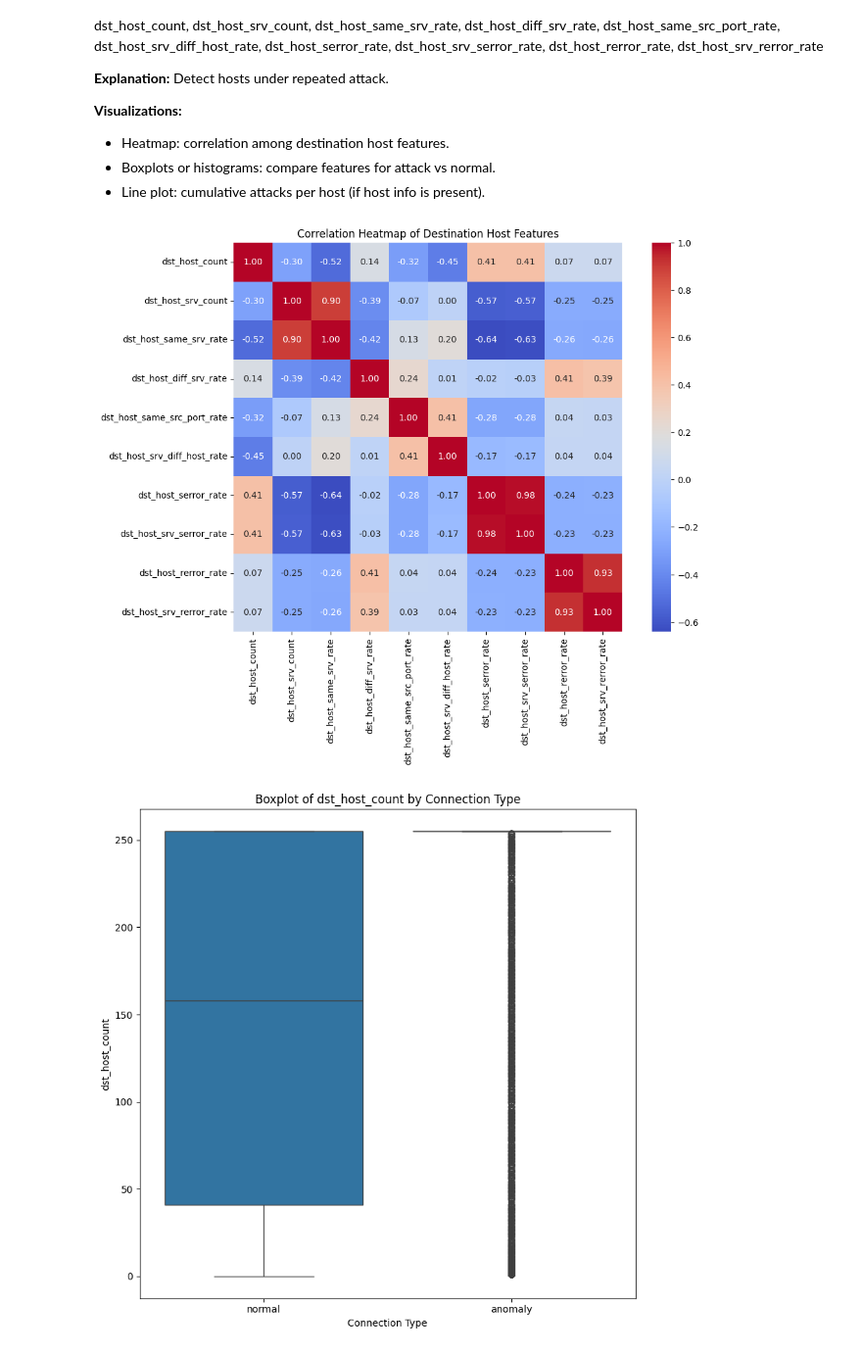
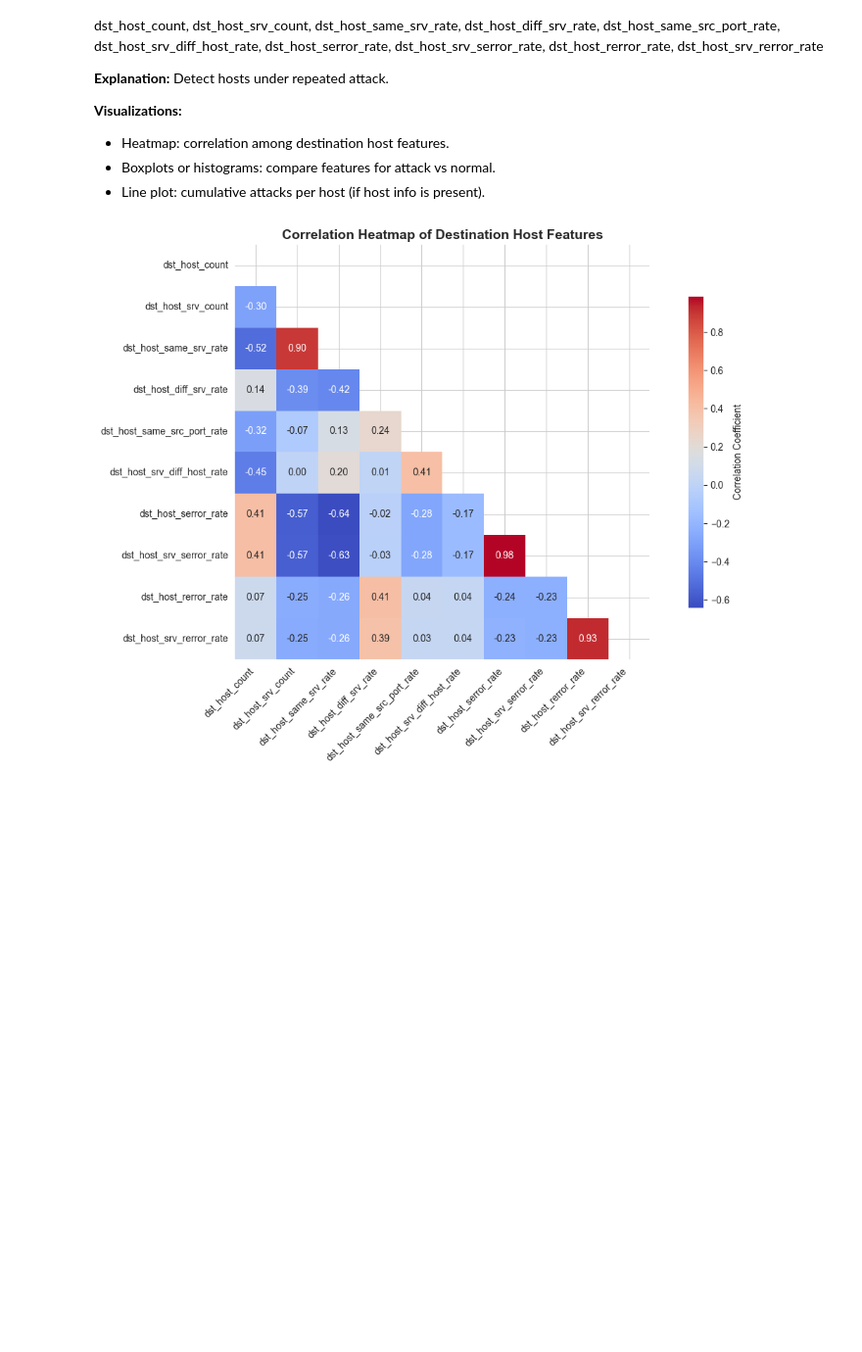
Before and after one commit to tanzilachand/Cybersecurity-Threat-Analysis, a Jupyter notebook: jupyter_notebooks/trend_analysis_Visulisation.ipynb, the cells around one changed output. Shown at 98% size. Cells and saved outputs as stored; diff of their text form; code cells hidden in the pictures; blank space fills up the shorter version.

Commit message:
Destination Host Features, heat map improved

```diff
--- a/jupyter_notebooks/trend_analysis_Visulisation.ipynb
+++ b/jupyter_notebooks/trend_analysis_Visulisation.ipynb
@@ -358,23 +366,28 @@ plt.show()
 - Boxplots or histograms: compare features for attack vs normal.
 - Line plot: cumulative attacks per host (if host info is present).
 # %%
-# Heatmap: correlation among destination host features
+# Compute correlation matrix
 dest_host_cols = [col for col in numeric_cols if col.startswith('dst_host_')]
 dest_host_corr = df[dest_host_cols].corr()
+
+# Create a mask for the upper triangle
+mask = np.triu(np.ones_like(dest_host_corr, dtype=bool))
+
+# Plot the heatmap with the mask
 plt.figure(figsize=(12, 8))
-sns.heatmap(dest_host_corr, annot=True, fmt=".2f", cmap="coolwarm", square=True)
-plt.title("Correlation Heatmap of Destination Host Features")
+sns.heatmap(
+    dest_host_corr,
+    mask=mask,              # hide upper triangle
+    annot=True,
+    fmt=".2f",
+    cmap="coolwarm",
+    square=True,
+    cbar_kws={'shrink': 0.75, 'label': 'Correlation Coefficient'}
+)
+plt.title("Correlation Heatmap of Destination Host Features", fontsize=14, fontweight='bold')
+plt.xticks(rotation=45, ha='right')
+plt.yticks(rotation=0)
+plt.tight_layout()
 plt.show()
-
-# Boxplots or histograms: compare features for attack vs normal.
-for feature in dest_host_cols:
-    plt.figure(figsize=(8, 8))
-    sns.boxplot(x='class', y=feature, data=df)
-    plt.title(f'Boxplot of {feature} by Connection Type')
-    plt.xlabel('Connection Type')
-    plt.ylabel(feature)
-    plt.tight_layout()
-    plt.show()
 # %% [output]
-[figure, old version]
+[figure, new version]
-[figure, removed]
```
Also changed, not shown: parts of 5 cells of this notebook.
